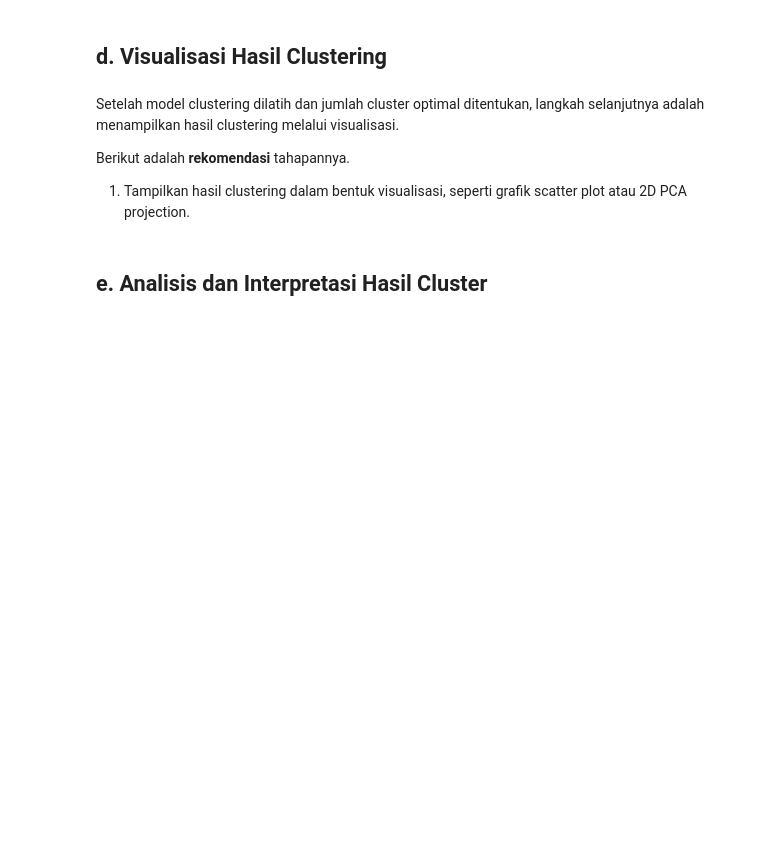
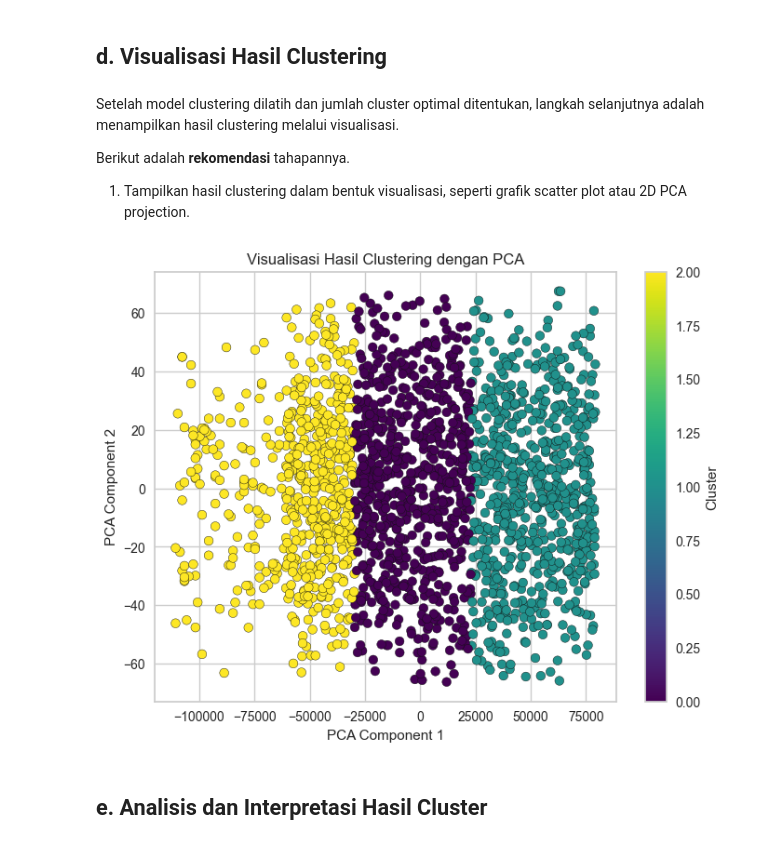
Before and after one commit to MrasyidN/belajarMachineLearning, a Jupyter notebook: Proyek/[Clustering]_Submission_Akhir_BMLP_MuhammadRasyidNurrohim.ipynb, the cells around one changed output. Saved outputs shown, nothing was run; the diff lists cells and outputs as text; code cells hidden in the pictures; blank space fills up the shorter version.

```diff
--- a/Proyek/[Clustering]_Submission_Akhir_BMLP_MuhammadRasyidNurrohim.ipynb
+++ b/Proyek/[Clustering]_Submission_Akhir_BMLP_MuhammadRasyidNurrohim.ipynb
@@ -577,3 +625,22 @@ Berikut adalah **rekomendasi** tahapannya.
+# %%
+# Reduksi dimensi ke 2D menggunakan PCA
+pca = PCA(n_components=2)
+data_pca = pca.fit_transform(data_split)
+
+# Scatter plot dengan PCA
+plt.figure(figsize=(8, 6))
+plt.scatter(data_pca[:, 0], data_pca[:, 1], c=labels, cmap='viridis', edgecolors='k')
+
+# Label sumbu
+plt.xlabel("PCA Component 1")
+plt.ylabel("PCA Component 2")
+plt.title("Visualisasi Hasil Clustering dengan PCA")
+
+# Menampilkan plot
+plt.colorbar(label="Cluster")
+plt.show()
+# %% [output]
+[figure, added]
 # %% [markdown]
 ## **e. Analisis dan Interpretasi Hasil Cluster**
 # %% [markdown]
```
Also changed, not shown: parts of 9 cells of this notebook.
